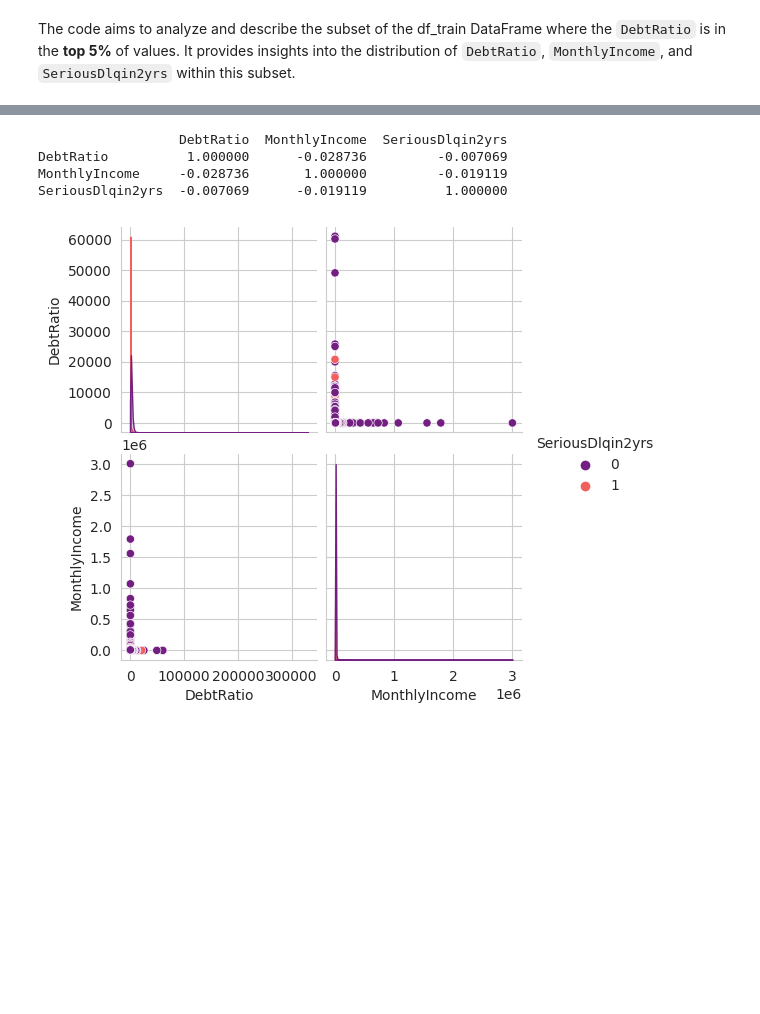
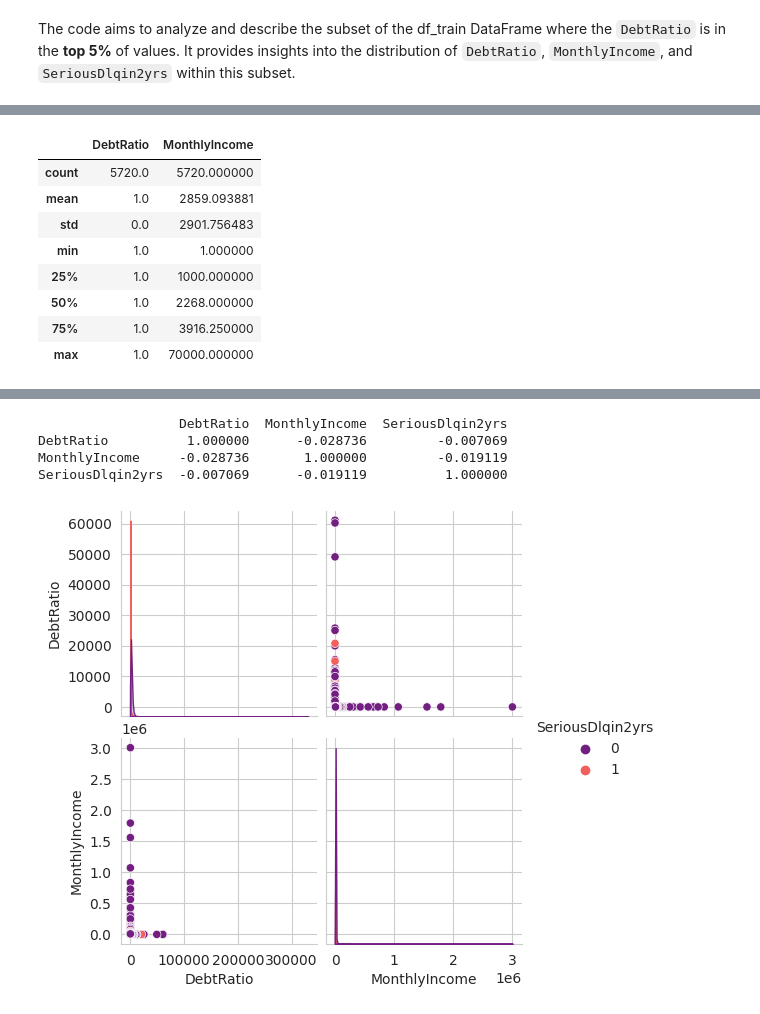
Before and after one commit to Saba-a11/Kaggle_Credit_Score, a Jupyter notebook: CreditModel.ipynb, the cells around one changed output, grey strips where cells are left out. Saved outputs shown, nothing was run; the diff lists cells and outputs as text; code cells hidden in the pictures; blank space fills up the shorter version.

```diff
--- a/CreditModel.ipynb
+++ b/CreditModel.ipynb
@@ -692,0 +657,12 @@ prt_corr('DebtRatio', 'SeriousDlqin2yrs')
+# %%
+df_train.loc[~((df_train['MonthlyIncome'].isnull())) & (df_train['DebtRatio'] == 1), ["DebtRatio", "MonthlyIncome"]].describe()
+# %% [output]
+|  | DebtRatio | MonthlyIncome |
+| count | 5720.0 | 5720.000000 |
+| mean | 1.0 | 2859.093881 |
+| std | 0.0 | 2901.756483 |
+| min | 1.0 | 1.000000 |
+| 25% | 1.0 | 1000.000000 |
+| 50% | 1.0 | 2268.000000 |
+| 75% | 1.0 | 3916.250000 |
+| max | 1.0 | 70000.000000 |
```
Also changed, not shown: parts of 18 cells of this notebook.
